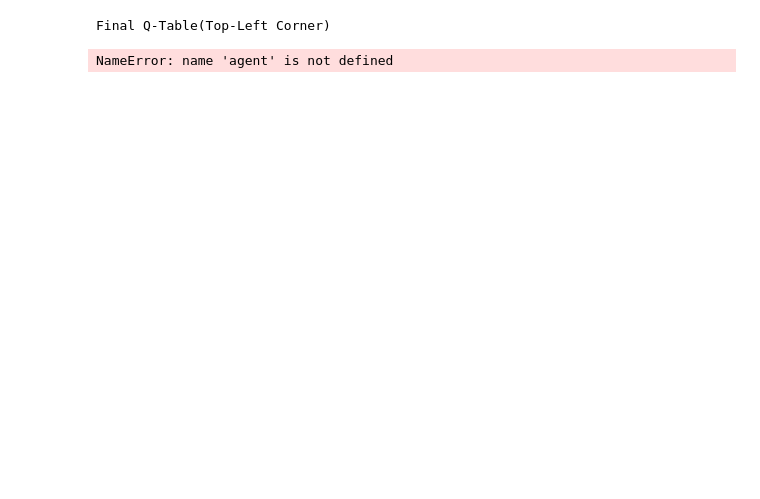
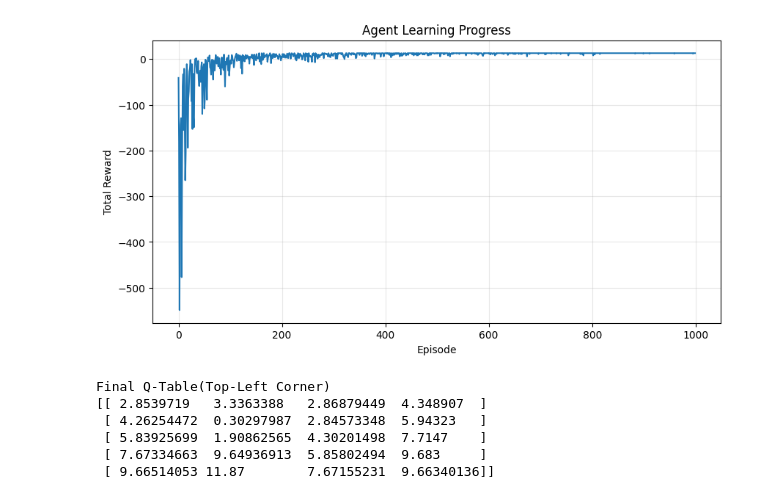
Before and after one commit to hashi-kavi/q-learning-maze-solver, a Jupyter notebook: notebook/learning_curves.ipynb, the cells around one changed output. Saved outputs shown, nothing was run; the diff lists cells and outputs as text; code cells hidden in the pictures; blank space fills up the shorter version.

Commit message:
Update learning notebook and Q-table artifacts

```diff
--- a/notebook/learning_curves.ipynb
+++ b/notebook/learning_curves.ipynb
@@ -37,8 +43,26 @@ NameError: name 'rewards_history' is not defined
 # %%
-# check the Q-Table
-print("Final Q-Table(Top-Left Corner)")
-print(agent.q_table[:5])
-#Q-Table show the agent’s knowledge about the best actions to take in each state.
+
+# 1. Plot the rewards
+plt.figure(figsize=(10,5))
+plt.plot(rewards_history)
+plt.title("Agent Learning Progress")
+plt.xlabel("Episode")
+plt.ylabel("Total Reward")
+plt.grid(True,alpha=0.3)
+plt.show()
 # %% [output]
-Final Q-Table(Top-Left Corner)
-NameError: name 'agent' is not defined
+[figure, added]
+# %%
+
+
+# check the Q-Table
+print("Final Q-Table(Top-Left Corner)")
+print(agent.q_table[:5])
+# Q-Table shows the agent's knowledge about the best actions to take in each state.
+# %% [output]
+Final Q-Table(Top-Left Corner)
+[[ 2.8539719   3.3363388   2.86879449  4.348907  ]
+ [ 4.26254472  0.30297987  2.84573348  5.94323   ]
+ [ 5.83925699  1.90862565  4.30201498  7.7147    ]
+ [ 7.67334663  9.64936913  5.85802494  9.683     ]
+ [ 9.66514053 11.87        7.67155231  9.66340136]]
```
Also changed, not shown: parts of 4 cells of this notebook, 2 other files.
